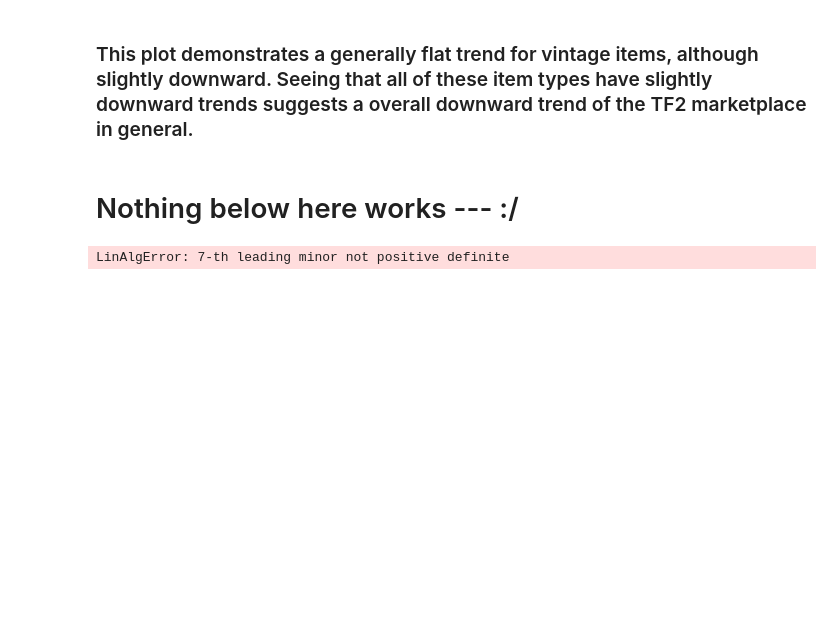
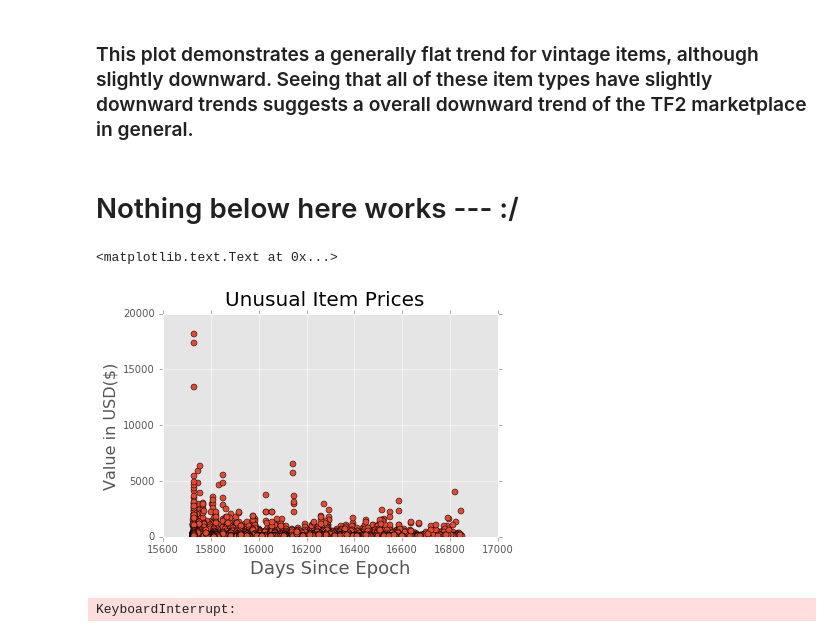
Before and after one commit to NithinPerumal/SteamMarketAnalysis, a Jupyter notebook: IPython Notebook/Scatters.ipynb, the cells around one changed output. Cells and saved outputs as stored; diff of their text form; code cells hidden in the pictures; blank space fills up the shorter version.

```diff
--- a/IPython Notebook/Scatters.ipynb
+++ b/IPython Notebook/Scatters.ipynb
@@ -122,4 +123,22 @@ plt.ylabel('Value in USD($)', fontsize=16)
 ### This plot demonstrates a generally flat trend for vintage items, although slightly downward. Seeing that all of these item types have slightly downward trends suggests a overall downward trend of the TF2 marketplace in general.
 # %% [markdown]
 # Nothing below here works --- :/
+# %%
+dfClust = dfIn.copy(deep = True)
+#dfClust = dfClust[dfClust['value'] ] # Remove value outliers
+#dfClust = dfClust[dfClust['hours_since_inception'] > 12500] # Remove age outliers
+dfClust = dfClust[dfClust['QualInt'] == 5]
+dfClust = dfClust[dfClust['days_since_epoch'] != 0]
+# %%
+x = dfClust['days_since_epoch']
+y = dfClust['value']
+
+fig = plt.figure()
+plt.plot(x, y, 'o')
+fig.suptitle('Unusual Item Prices', fontsize=20)
+plt.xlabel('Days Since Epoch', fontsize=18)
+plt.ylabel('Value in USD($)', fontsize=16)
+# %% [output]
+<matplotlib.text.Text at 0x...>
+[figure, added]
 # %%
@@ -127,8 +146,9 @@ X = dfVint[['value', 'hours_since_inception']]
 clustered = sklearn.cluster.SpectralClustering()
 # %%
+
 cluster = clustered.fit_predict(X)
 dfVint['cluster'] = cluster
-fig = Scatter(dfVint,x='hours_since_inception',y='value',color='cluster')
+fig = Scatter(dfVint,x='days_since_epoch',y='value',color='cluster')
 show(fig)
 # %% [output]
-LinAlgError: 7-th leading minor not positive definite
+KeyboardInterrupt:
```
Also changed, not shown: parts of 9 cells of this notebook, 6 other files.
